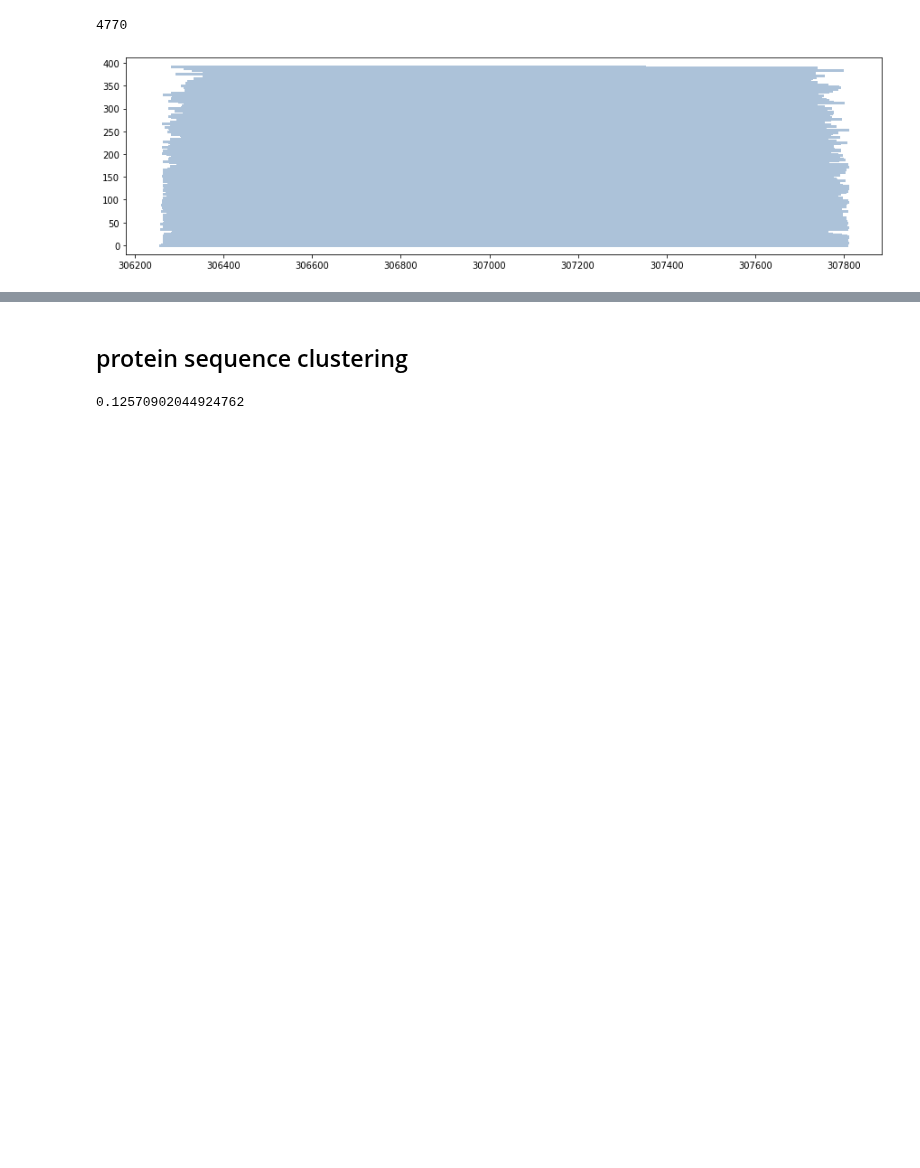
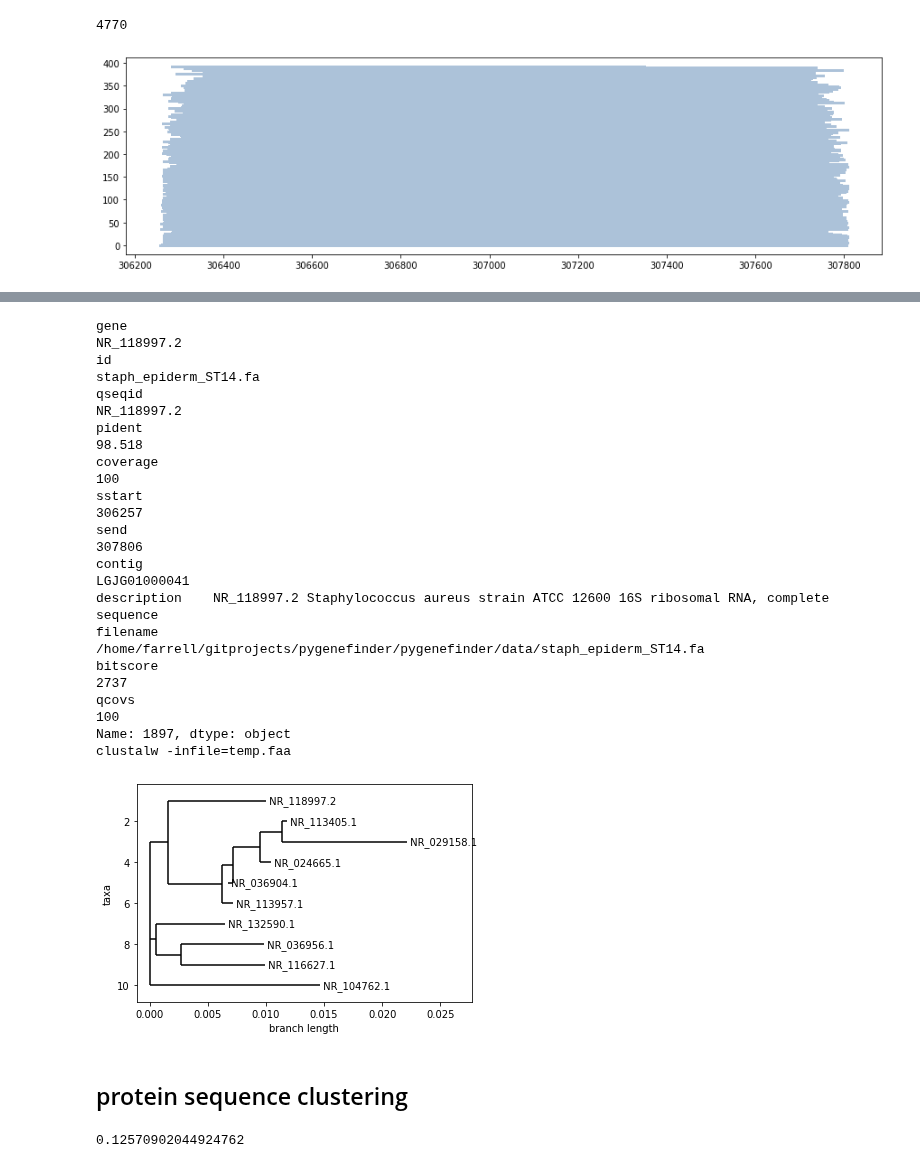
Before and after one commit to dmnfarrell/pathogenie, a Jupyter notebook: notebooks/testing.ipynb, the cells around one changed output, grey strips where cells are left out. Saved outputs shown, nothing was run; the diff lists cells and outputs as text; code cells hidden in the pictures; blank space fills up the shorter version.

```diff
--- a/notebooks/testing.ipynb
+++ b/notebooks/testing.ipynb
@@ -220,6 +220,8 @@ records_to_fasta(pr, 'test.faa')
 reload(tools)
 df=tools.genbank_to_dataframe('../amr_results/ecoli_HSP38.gbk')
 # %%
+reload(app)
+reload(tools)
 def find_genes(target, ref='card', ident=90, coverage=75, duplicates=False, threads=2, **kwds):
     """Find ref genes by blasting the target sequences.
     Args:
@@ -257,12 +259,13 @@ def find_genes(target, ref='card', ident=90, coverage=75, duplicates=False, thre
         #print (x[:15][x.columns[:5]])
         #unique = x.sstart.diff().abs().fillna(dist)
         #bl = bl[unique>=dist]
-    cols = ['gene','id','qseqid','pident','coverage','sstart','send','contig','description','filename','bitscore']
+    cols = ['gene','id','qseqid','pident','coverage','sstart','send','contig','description','filename','bitscore','qcovs']
     bl = bl[cols]
     return bl
 
 filenames = glob.glob(os.path.join(app.datadir, '*.fa'))
-app.make_target_database(filenames[:1])
+print (filenames[2:3])
+app.make_target_database(filenames[2:3])
 targfile = os.path.join(app.tempdir, 'targets.fasta')
 bl = find_genes(targfile, 'bacteria.16SrRNA', threads=10)
 #bl = find_genes(targfile, 'card', threads=10)
@@ -344,3 +377,50 @@ t
+# %%
+# get taxids for 16S accessions?
+seqs = SeqIO.to_dict(SeqIO.parse(os.path.join(app.dbdir,'bacteria.16SrRNA.fa'),format='fasta'))
+for s in seqs:
+    print (s)
+# %%
+#blastn to 16S
+
+#take top results (bitscore and coverage)
+bl = bl[:10]
+#print (bl[cols])
+print (bl.iloc[0])
+#add taxonomy info to blast results
+
+#get phylo tree from results
+
+#get query seq from best hit start/end and input fasta
+
+#get seqs from 16S hits
+hits=[]
+for id in bl.gene:
+    if id in seqs:
+        hits.append(seqs[id])
+
+SeqIO.write(hits,'hits.fa','fasta')
+tools.clustal_alignment(seqs=hits)
+from Bio import Phylo
+tree = Phylo.read('temp.dnd', "newick")
+
+Phylo.draw(tree)
+#calculate LCA ?
+# %% [output]
+gene                                                                                        NR_118997.2
+id                                                                                staph_epiderm_ST14.fa
+qseqid                                                                                      NR_118997.2
+pident                                                                                           98.518
+coverage                                                                                            100
+sstart                                                                                           306257
+send                                                                                             307806
+contig                                                                                     LGJG01000041
+description    NR_118997.2 Staphylococcus aureus strain ATCC 12600 16S ribosomal RNA, complete sequence
+filename                 /home/farrell/gitprojects/pygenefinder/pygenefinder/data/staph_epiderm_ST14.fa
+bitscore                                                                                           2737
+qcovs                                                                                               100
+Name: 1897, dtype: object
+clustalw -infile=temp.faa
+[figure, added]
 # %% [markdown]
 ## protein sequence clustering
 # %%
```
Also changed, not shown: parts of 5 cells of this notebook, 2 other files.
